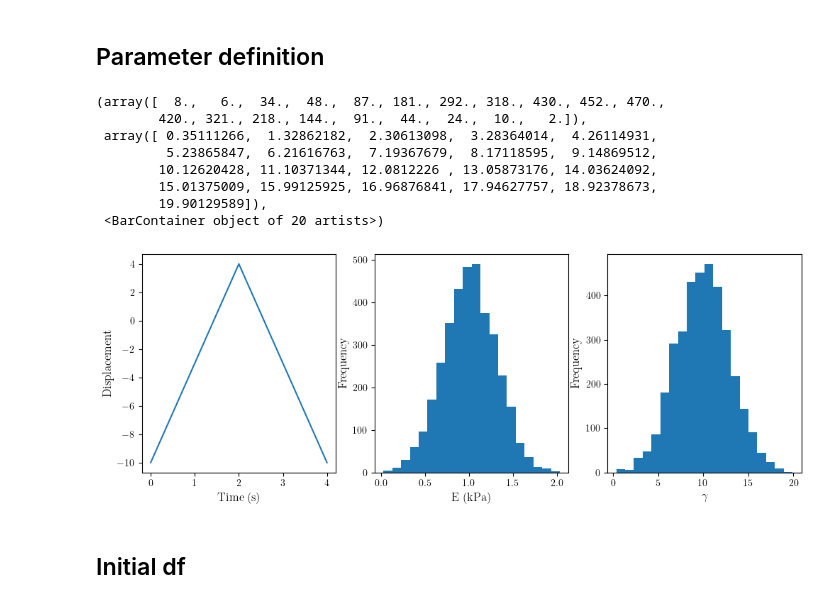
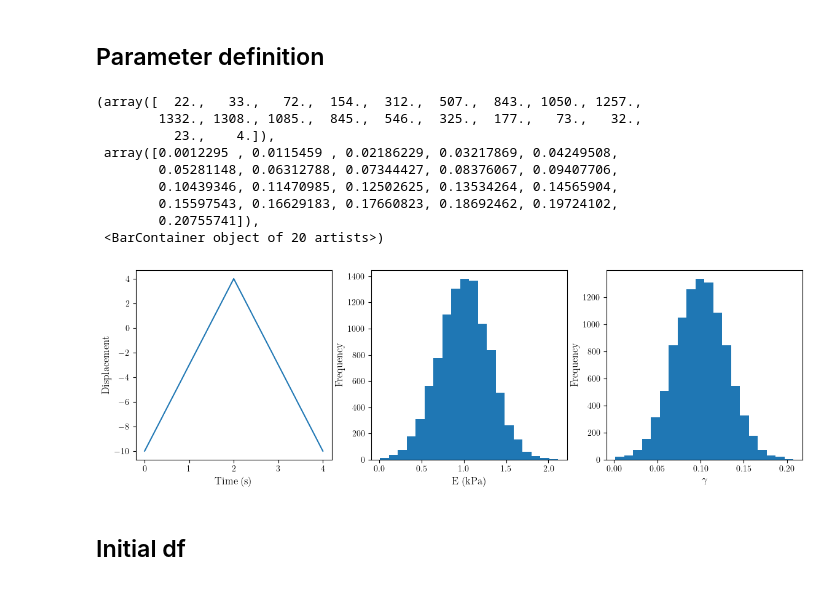
Before and after one commit to luisrlp/contact-surface, a Jupyter notebook: draft.ipynb, the cells around one changed output. Cells and saved outputs as stored; diff of their text form; code cells hidden in the pictures.

```diff
--- a/draft.ipynb
+++ b/draft.ipynb
@@ -114,18 +114,22 @@ def jkr(i, E, nu, gamma, r):
 ## Parameter definition
 # %%
 # resolution of the map
-res = 60
+res = 100
 # random values
 size = res * res
+
+# Seed (if needed)
+# np.random.seed(42)
+
 # Young's modulus [kPa] - random values following a normal distribution
     #loc: mean/center of distribution
     #scale: std
-E = abs(np.random.normal(loc=1.0, scale=0.3, size=size))
+E = abs(np.random.normal(loc=1.0, scale=0.3, size=size)) # !!!!!!!!!!! colocar o abs
 # Poisson's ratio
 nu = 0.5
 # surface energy
     #gamma in (3) is given in J sub-units(???), but gamma <> Ua
-gamma = abs(np.random.normal(loc=10.0, scale=3.0, size=size))
+gamma = abs(np.random.normal(loc=0.1, scale=0.03  , size=size)) # !!!!!!! colocar o abs
 # gamma = 0.1
 # radius of the indenter
 r = 1.0
@@ -145,42 +149,46 @@ approach = np.concatenate([no_contact[:-1], contact])
 withdraw = np.flip(approach)
 ramp = np.concatenate([approach, withdraw])
 
 '''Randomly distributed disp. vectors'''
+# Seed (if needed)
+# np.random.seed(42)
+
 rnd_contact_list = [contact]
 for _ in range(size-1):
     aux = np.random.random(npts).cumsum()
     aux = (aux-aux.min()) / aux.ptp()     #... .ptp(): peak to peak, i.e., xmax-xmin
     aux = (xmax-xmin)*aux + xmin
     rnd_contact_list.append(aux)
 rnd_contact = np.array(rnd_contact_list)
 rnd_approach = np.concatenate([np.repeat([no_contact[:-1]], size, axis=0), rnd_contact], axis=1)
 rnd_withdraw = np.flip(rnd_approach, axis=1)
 
 # define ramp time
 half_cycle = 2
 t_approach = half_cycle*((approach - approach.min(axis=0)) / (approach.max(axis=0) - approach.min(axis=0)))
 t_withdraw = half_cycle*((withdraw - withdraw.max(axis=0)) / (withdraw.min(axis=0) - withdraw.max(axis=0)))+max(t_approach)
 t = np.concatenate([t_approach, t_withdraw])
-fig, (ax1, ax2, ax3) = plt.subplots(1,3, figsize=(12,4))
+fig, (ax1, ax2, ax3) = plt.subplots(1,3, figsize=(14,4))
 ax1.set_xlabel('Time (s)')
 ax1.set_ylabel('Displacement')
 ax1.plot(t, ramp)
 ax2.set_xlabel('E (kPa)')
 ax2.set_ylabel('Frequency')
 ax2.hist(E, 20)
 ax3.set_xlabel('$\gamma$')
 ax3.set_ylabel('Frequency')
 ax3.hist(gamma, 20)
 # %% [output]
-(array([  8.,   6.,  34.,  48.,  87., 181., 292., 318., 430., 452., 470.,
-        420., 321., 218., 144.,  91.,  44.,  24.,  10.,   2.]),
- array([ 0.35111266,  1.32862182,  2.30613098,  3.28364014,  4.26114931,
-         5.23865847,  6.21616763,  7.19367679,  8.17118595,  9.14869512,
-        10.12620428, 11.10371344, 12.0812226 , 13.05873176, 14.03624092,
-        15.01375009, 15.99125925, 16.96876841, 17.94627757, 18.92378673,
-        19.90129589]),
+(array([  22.,   33.,   72.,  154.,  312.,  507.,  843., 1050., 1257.,
+        1332., 1308., 1085.,  845.,  546.,  325.,  177.,   73.,   32.,
+          23.,    4.]),
+ array([0.0012295 , 0.0115459 , 0.02186229, 0.03217869, 0.04249508,
+        0.05281148, 0.06312788, 0.07344427, 0.08376067, 0.09407706,
+        0.10439346, 0.11470985, 0.12502625, 0.13534264, 0.14565904,
+        0.15597543, 0.16629183, 0.17660823, 0.18692462, 0.19724102,
+        0.20755741]),
  <BarContainer object of 20 artists>)
-[figure, old version]
+[figure, new version]
 # %% [markdown]
 ## Initial df
 # %%
```
Also changed, not shown: parts of 33 cells of this notebook, 2 other files.
